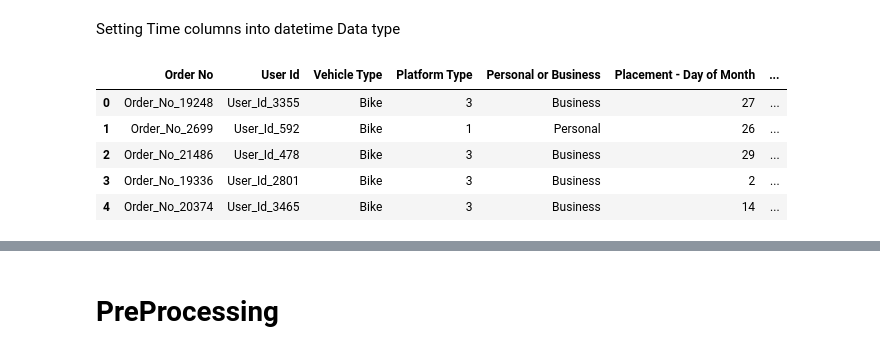
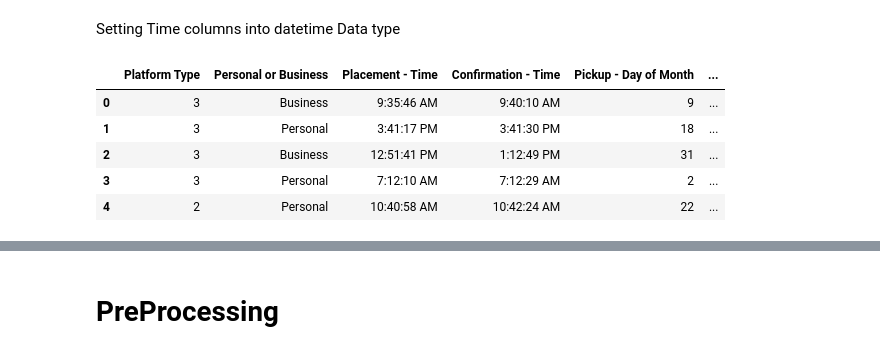
Before and after one commit to MathewNhari/Sendy-Logistics-Challenge, a Jupyter notebook: Sendy_Logistics_Challenge.ipynb, the cells around one changed output, grey strips where cells are left out. Cells and saved outputs as stored; diff of their text form; code cells hidden in the pictures.

```diff
--- a/Sendy_Logistics_Challenge.ipynb
+++ b/Sendy_Logistics_Challenge.ipynb
@@ -109,9 +115,17 @@ Test_duplucates = Check_duplicates(Test)
+# %%
+Drop_Train_Cols = ['Vehicle Type', 'Order No', 'User Id', 'Rider Id', 'Placement - Day of Month', 'Placement - Weekday (Mo = 1)',
+       'Confirmation - Day of Month', 'Confirmation - Weekday (Mo = 1)', 'Arrival at Pickup - Day of Month',
+       'Arrival at Pickup - Weekday (Mo = 1)','Arrival at Pickup - Time', 'Arrival at Destination - Day of Month',
+       'Arrival at Destination - Weekday (Mo = 1)', 'Arrival at Destination - Time', 'Precipitation in millimeters']
+Drop_Test_Cols = ['Vehicle Type', 'Order No', 'User Id', 'Rider Id', 'Placement - Day of Month', 'Placement - Weekday (Mo = 1)',
+       'Confirmation - Day of Month', 'Confirmation - Weekday (Mo = 1)','Precipitation in millimeters']
+
+Test= columnDrop(Test,Drop_Test_Cols)
+Train = columnDrop(Train,Drop_Train_Cols)
 # %% [markdown]
 **Changing  into The Correct DataType**
 # %%
- category_cols = ['Platform Type', 'Placement - Day of Month', 'Placement - Weekday (Mo = 1)',
-       'Confirmation - Day of Month', 'Confirmation - Weekday (Mo = 1)', 'Arrival at Pickup - Day of Month',
-       'Arrival at Pickup - Weekday (Mo = 1)', 'Pickup - Day of Month', 'Pickup - Weekday (Mo = 1)', 'Vehicle Type', 'Personal or Business']
+ category_cols = ['Platform Type', 'Pickup - Day of Month', 'Pickup - Weekday (Mo = 1)', 'Personal or Business']
 
 Train[category_cols] = Train[category_cols].astype('category')
 Test[category_cols] = Test[category_cols].astype('category')
@@ -124,5 +131,0 @@ def columnDrop(df,columns):
-# %%
-columns = ['Vehicle Type', 'Order No', 'User Id', 'Rider Id']
-Test = columnDrop(Test,columns)
-Train = columnDrop(Train,columns)
-Test.columns
@@ -148,20 +139,20 @@ def timeconvert(df,Time_Cols):
   return df
 # %%
 #Getting all time columns into a list
-Test_Cols = ['Placement - Time', 'Confirmation - Time', 'Arrival at Pickup - Time', 'Pickup - Time']
-Train_Cols = ['Placement - Time', 'Confirmation - Time', 'Arrival at Pickup - Time', 'Pickup - Time','Arrival at Destination - Time']
+Cols = ['Pickup - Time']
+#Train_Cols = ['Placement - Time', 'Confirmation - Time', 'Arrival at Pickup - Time', 'Pickup - Time']
 
-Train = timeconvert(Train,Train_Cols)
-Test = timeconvert(Test,Test_Cols)
+Train = timeconvert(Train,Cols)
+Test = timeconvert(Test,Cols)
 # %%
-Test.head()
+Train.head()
 # %% [output]
-|  | Order No | User Id | Vehicle Type | Platform Type | Personal or Business | Placement - Day of Month | ... |
-| 0 | Order_No_19248 | User_Id_3355 | Bike | 3 | Business | 27 | ... |
-| 1 | Order_No_2699 | User_Id_592 | Bike | 1 | Personal | 26 | ... |
-| 2 | Order_No_21486 | User_Id_478 | Bike | 3 | Business | 29 | ... |
-| 3 | Order_No_19336 | User_Id_2801 | Bike | 3 | Business | 2 | ... |
-| 4 | Order_No_20374 | User_Id_3465 | Bike | 3 | Business | 14 | ... |
+|  | Platform Type | Personal or Business | Placement - Time | Confirmation - Time | Pickup - Day of Month | ... |
+| 0 | 3 | Business | 9:35:46 AM | 9:40:10 AM | 9 | ... |
+| 1 | 3 | Personal | 3:41:17 PM | 3:41:30 PM | 18 | ... |
+| 2 | 3 | Business | 12:51:41 PM | 1:12:49 PM | 31 | ... |
+| 3 | 3 | Personal | 7:12:10 AM | 7:12:29 AM | 2 | ... |
+| 4 | 2 | Personal | 10:40:58 AM | 10:42:24 AM | 22 | ... |
 # %%
 Test.info()
 # %% [output]
```
Also changed, not shown: parts of 10 cells of this notebook.
